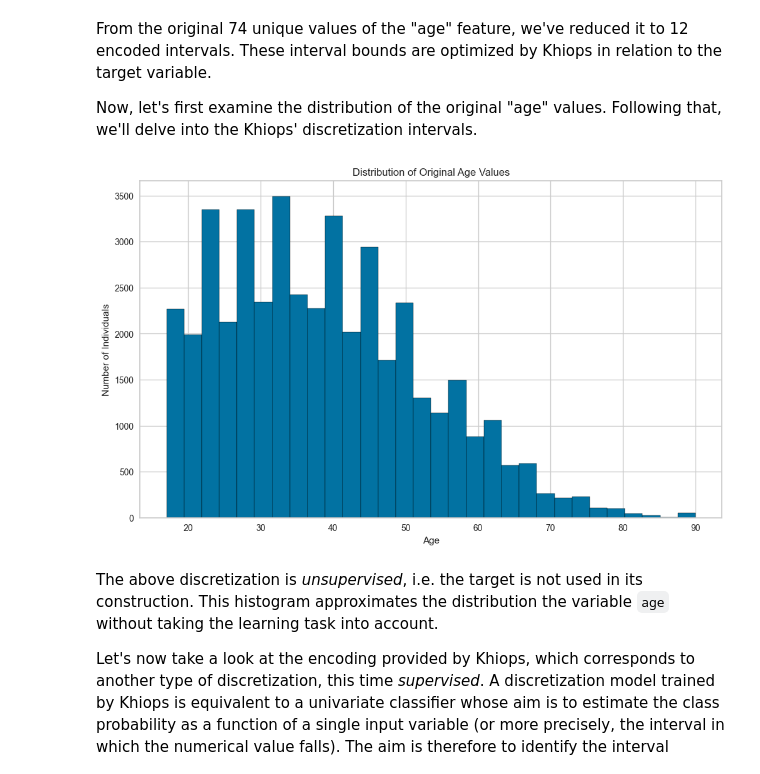
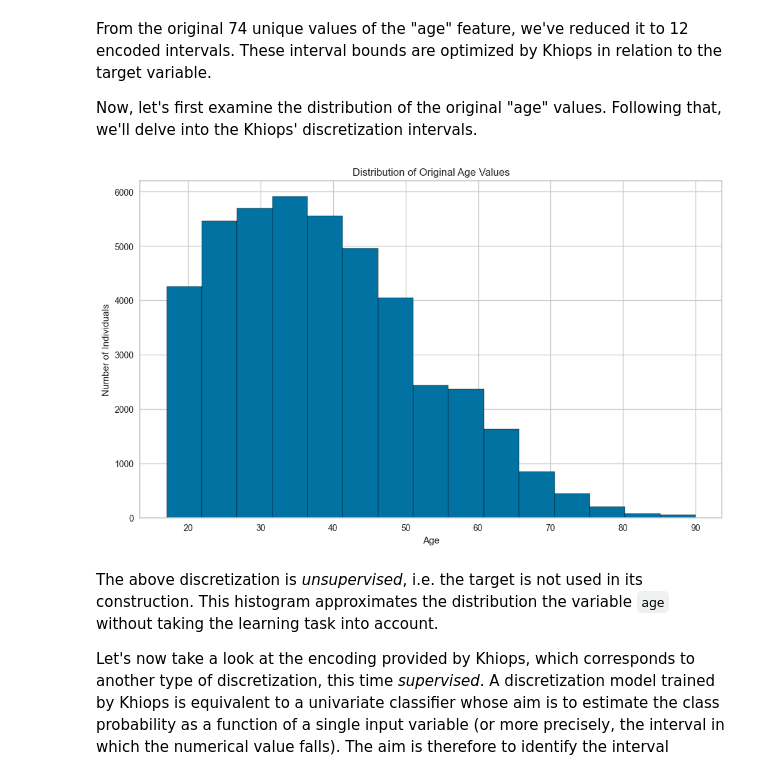
Before and after one commit to KhiopsML/khiops-doc, a Jupyter notebook: docs/tutorials/Notebooks/Optimal_Encoding.ipynb, the cells around one changed output. Cells and saved outputs as stored; diff of their text form; code cells hidden in the pictures.

```diff
--- a/docs/tutorials/Notebooks/Optimal_Encoding.ipynb
+++ b/docs/tutorials/Notebooks/Optimal_Encoding.ipynb
@@ -200,13 +200,13 @@ Now, let's first examine the distribution of the original "age" values. Followin
 # %%
 # Displaying the original age distribution
 plt.figure(figsize=(12, 7))
-X_train['age'].hist(bins=30, edgecolor='black')
+X_train['age'].hist(bins=15, edgecolor='black')
 plt.title('Distribution of Original Age Values')
 plt.xlabel('Age')
 plt.ylabel('Number of Individuals')
 plt.show()
 # %% [output]
-[figure, old version]
+[figure, new version]
 # %% [markdown]
 The above discretization is *unsupervised*, i.e. the target is not used in its construction. This histogram approximates the distribution the variable `age` without taking the learning task into account.
 
```
Also changed, not shown: parts of 5 cells of this notebook.
